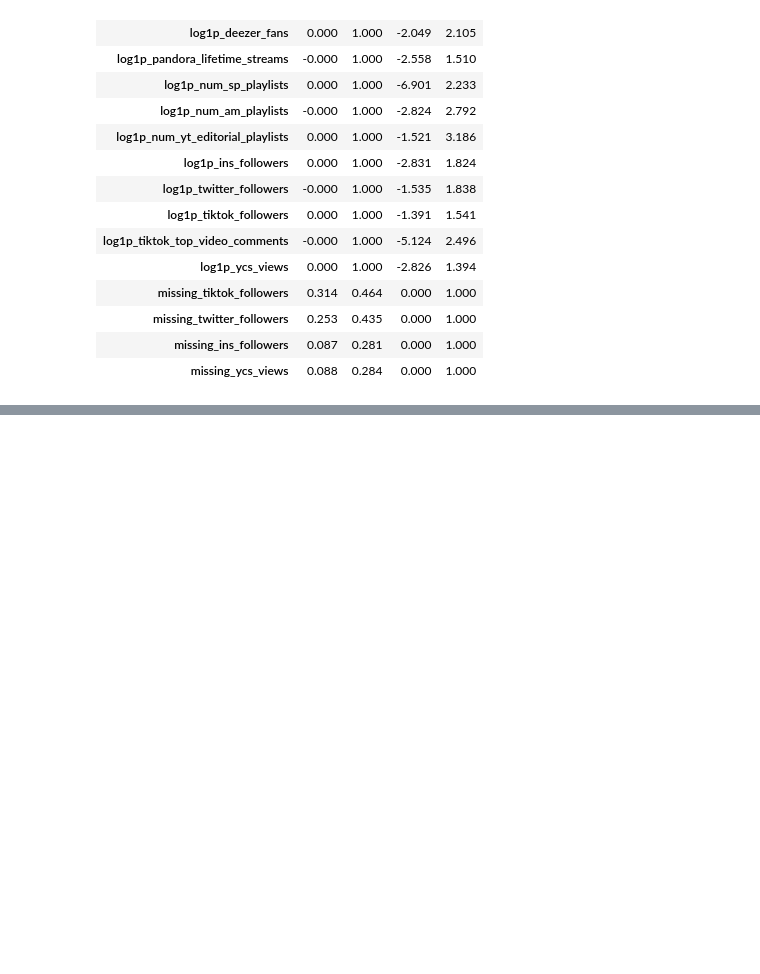
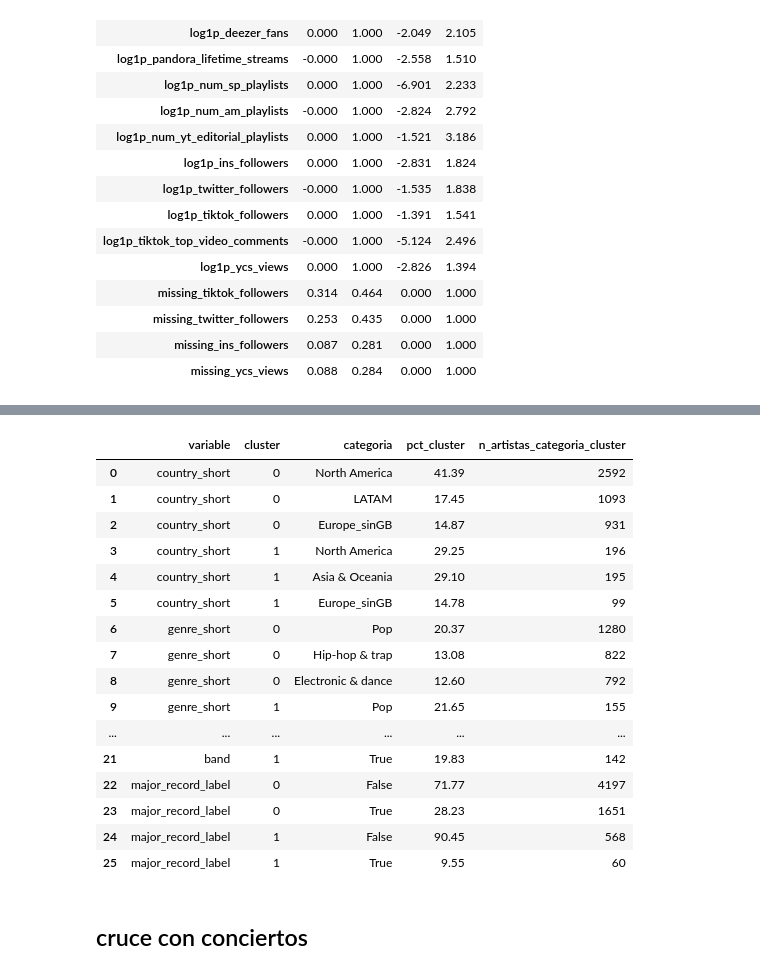
Before and after one commit to SilvanaBContreras/come_together_industria_de_la_musica, a Jupyter notebook: chartmetric_regresion_clustering.ipynb, the cells around one changed output, grey strips where cells are left out. Saved outputs shown, nothing was run; the diff lists cells and outputs as text; code cells hidden in the pictures; blank space fills up the shorter version.

```diff
--- a/chartmetric_regresion_clustering.ipynb
+++ b/chartmetric_regresion_clustering.ipynb
@@ -1700,0 +2751,67 @@ display(control_matriz_clustering)
+# %%
+# ============================================================
+# Categorías principales de metadata por cluster
+# ============================================================
+
+top_metadata_por_cluster = []
+
+for variable in metadata_cols_para_perfil:
+
+    tabla_abs = (
+        pd.crosstab(
+            df_clustering_alt[cluster_col],
+            df_clustering_alt[variable]
+        )
+    )
+
+    tabla_pct = (
+        pd.crosstab(
+            df_clustering_alt[cluster_col],
+            df_clustering_alt[variable],
+            normalize="index"
+        )
+        .mul(100)
+    )
+
+    for cluster in tabla_abs.index:
+
+        categorias_ordenadas = (
+            tabla_pct
+            .loc[cluster]
+            .sort_values(ascending=False)
+            .head(3)
+        )
+
+        for categoria, pct in categorias_ordenadas.items():
+
+            top_metadata_por_cluster.append({
+                "variable": variable,
+                "cluster": cluster,
+                "categoria": categoria,
+                "pct_cluster": round(pct, 2),
+                "n_artistas_categoria_cluster": int(tabla_abs.loc[cluster, categoria])
+            })
+
+top_metadata_por_cluster = pd.DataFrame(top_metadata_por_cluster)
+
+top_metadata_por_cluster
+# %% [output]
+|  | variable | cluster | categoria | pct_cluster | n_artistas_categoria_cluster |
+| 0 | country_short | 0 | North America | 41.39 | 2592 |
+| 1 | country_short | 0 | LATAM | 17.45 | 1093 |
+| 2 | country_short | 0 | Europe_sinGB | 14.87 | 931 |
+| 3 | country_short | 1 | North America | 29.25 | 196 |
+| 4 | country_short | 1 | Asia & Oceania | 29.10 | 195 |
+| 5 | country_short | 1 | Europe_sinGB | 14.78 | 99 |
+| 6 | genre_short | 0 | Pop | 20.37 | 1280 |
+| 7 | genre_short | 0 | Hip-hop & trap | 13.08 | 822 |
+| 8 | genre_short | 0 | Electronic & dance | 12.60 | 792 |
+| 9 | genre_short | 1 | Pop | 21.65 | 155 |
+| ... | ... | ... | ... | ... | ... |
+| 21 | band | 1 | True | 19.83 | 142 |
+| 22 | major_record_label | 0 | False | 71.77 | 4197 |
+| 23 | major_record_label | 0 | True | 28.23 | 1651 |
+| 24 | major_record_label | 1 | False | 90.45 | 568 |
+| 25 | major_record_label | 1 | True | 9.55 | 60 |
+# %% [markdown]
+## cruce con conciertos
```
Also changed, not shown: parts of 28 cells of this notebook, 2 other files.
